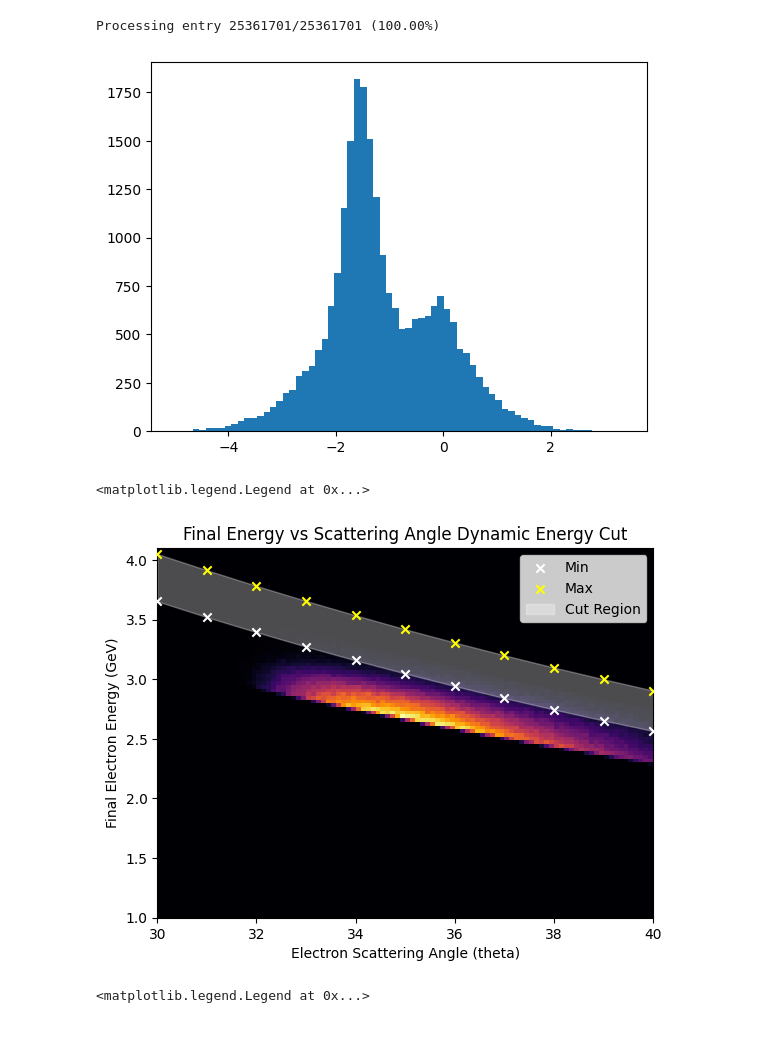
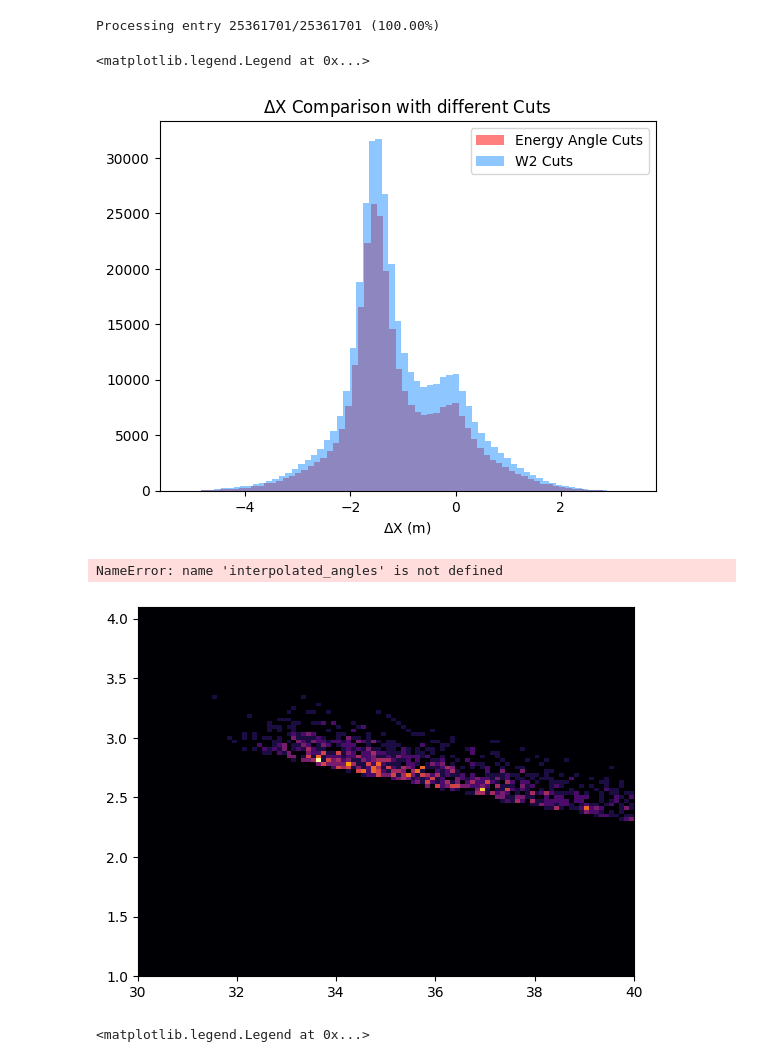
Before and after one commit to hp4xz/GEnAnalysis, a Jupyter notebook: analysis/dynamicAngleCutting.ipynb, the cells around one changed output. Saved outputs shown, nothing was run; the diff lists cells and outputs as text; code cells hidden in the pictures; blank space fills up the shorter version.

```diff
--- a/analysis/dynamicAngleCutting.ipynb
+++ b/analysis/dynamicAngleCutting.ipynb
@@ -70,3 +70,5 @@ dybgmin: -1.3
 dybgmax: 1.2
 nBins: 100
 Coin Min: 88 Coin Max: 100
+# %%
+data2=np.transpose(np.loadtxt("angleEnergy.txt"))
@@ -228,7 +241,7 @@ def EnergyAngle(config):
     #C.SetBranchAddress("runnum", runnum_np)
 
     Entries=C.GetEntries()
-
+    #Entries=100000
     energy=[]
     angle=[]
     energyCuts=[]
@@ -249,7 +262,7 @@ def EnergyAngle(config):
 
 
 
-        ########################EnergyCut##########################
+        """########################EnergyCut##########################
         thisAngle=180/math.pi*etheta[0]
 
         closest_idx = np.argmin(np.abs(interpolated_angles - thisAngle ))
@@ -257,6 +270,24 @@ def EnergyAngle(config):
         interpAngle=interpolated_angles[closest_idx]
         min_val = min_interp[closest_idx]
         max_val = max_interp[closest_idx]
+
+        bigP=np.sqrt(px[0]**2+py[0]**2+pz[0]**2)
+        hptotal=bigP
+        hetotal=np.sqrt(bigP**2+.000511**2)
+
+        energyCut=min_val<hetotal<max_val
+        ########################EnergyCut##########################"""
+
+
+
+        ########################EnergyCut##########################
+        thisAngle=180/math.pi*etheta[0]
+
+        closest_idx = np.argmin(np.abs(data2[0] - thisAngle ))
+
+        interpAngle=data2[0][closest_idx]
+        min_val = data2[1][closest_idx]
+        max_val = data2[2][closest_idx]
 
         bigP=np.sqrt(px[0]**2+py[0]**2+pz[0]**2)
         hptotal=bigP
@@ -323,20 +354,25 @@ dy2=eaCuts2[3]
 energy_c=eaCuts2[0]
 angle_c=eaCuts2[1]
 # %%
-dxHist=plt.hist(dx1,bins=70)
+dxHist=plt.hist(dx1,bins=70,alpha=.5,color='red',label="Energy Angle Cuts")
+dxHist=plt.hist(dx2,bins=70,alpha=.5,color='dodgerblue',label="W2 Cuts")
+plt.title("$\Delta$X Comparison with different Cuts")
+plt.xlabel("$\Delta$X (m)")
+plt.legend(loc='upper right')
 # %% [output]
+<matplotlib.legend.Legend at 0x...>
-[figure, old version]
+[figure, new version]
 # %%
 angleenergyhist=plt.hist2d(angle_c,energy_c,bins=100,range=((30,40),(1,4.1)),cmap='inferno')
-plt.scatter(df['angle'], df['min'], color='white', label='Min',marker='x', zorder=5)
-plt.scatter(df['angle'], df['max'], color='yellow', label='Max',marker='x', zorder=5)
-plt.fill_between(interpolated_angles, min_interp, max_interp, color='white', alpha=0.3, label='Cut Region')
+#plt.scatter(df['angle'], df['min'], color='white', label='Min',marker='x', zorder=5)
+#plt.scatter(df['angle'], df['max'], color='yellow', label='Max',marker='x', zorder=5)
+#plt.fill_between(interpolated_angles, min_interp, max_interp, color='white', alpha=0.3, label='Cut Region')
 plt.xlabel("Electron Scattering Angle (theta)")
 plt.ylabel("Final Electron Energy (GeV)")
 plt.title("Final Energy vs Scattering Angle Dynamic Energy Cut")
 plt.legend(loc='upper right')
 # %% [output]
-<matplotlib.legend.Legend at 0x...>
+NameError: name 'interpolated_angles' is not defined
-[figure, old version]
+[figure, new version]
 # %%
 angleenergyhist=plt.hist2d(angle_nc,energy_nc,bins=100,range=((30,40),(1,4.1)),cmap='inferno')
```
Also changed, not shown: parts of 7 cells of this notebook, 30 other files.
